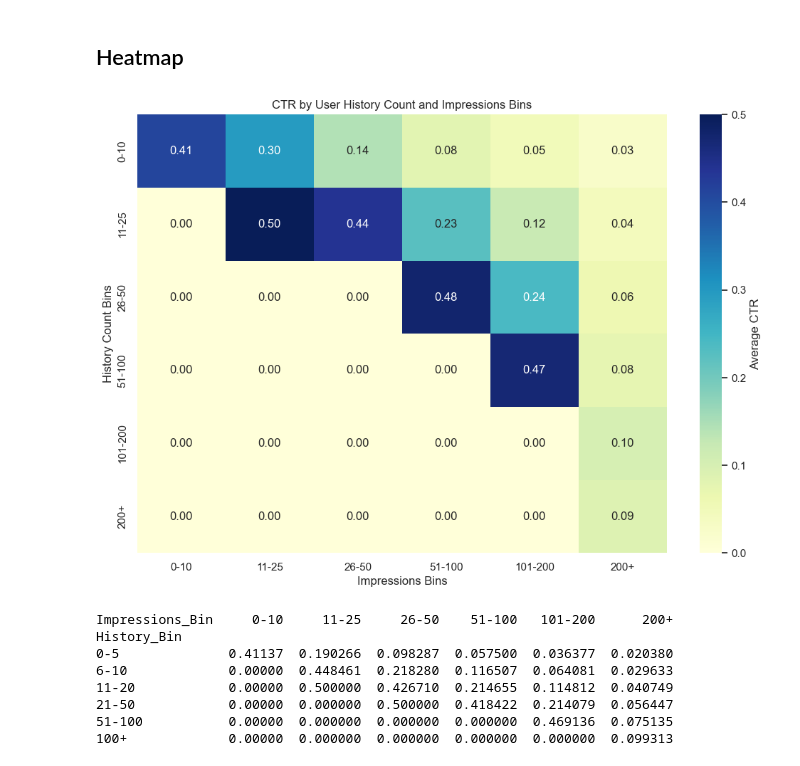
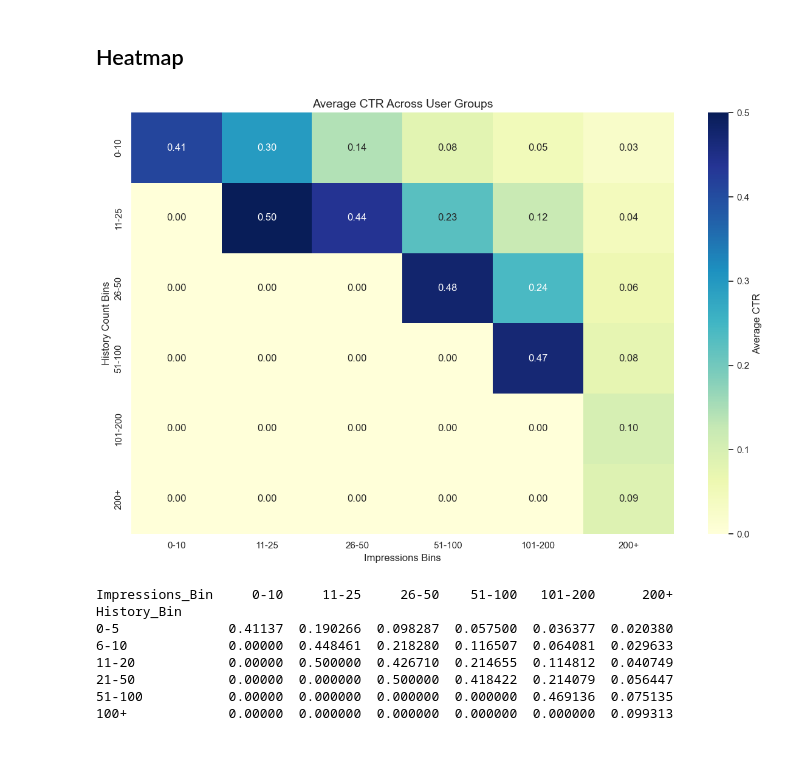
Before and after one commit to shfessuh/ethics-engineers-public, a Jupyter notebook: project-ethics-engineers/willy nilly.ipynb, the cells around one changed output. Cells and saved outputs as stored; diff of their text form; code cells hidden in the pictures.

```diff
--- a/project-ethics-engineers/willy nilly.ipynb
+++ b/project-ethics-engineers/willy nilly.ipynb
@@ -2059,35 +2110,36 @@ Total Impression Counts per User:
 # %%
 import numpy as np
 import seaborn as sns
 import matplotlib.pyplot as plt
 
 # Step 1: Define Bins for History Count and Impressions
 history_bins = [0, 10, 25, 50, 100, 200, user_history_counts['Total_History_Count'].max()]
 history_labels = ['0-10', '11-25', '26-50', '51-100', '101-200', '200+']
 user_history_counts['History_Bin'] = pd.cut(user_history_counts['Total_History_Count'], bins=history_bins, labels=history_labels, include_lowest=True)
 
 impression_bins = [0, 10, 25, 50, 100, 200, user_impressions['Total_Impression_Count'].max()]
 impression_labels = ['0-10', '11-25', '26-50', '51-100', '101-200', '200+']
 user_impressions['Impressions_Bin'] = pd.cut(user_impressions['Total_Impression_Count'], bins=impression_bins, labels=impression_labels, include_lowest=True)
 
 # Step 2: Merge the DataFrames
 user_data = pd.merge(user_history_counts, user_impressions, on='User_ID')
 user_data = pd.merge(user_data, user_ctr, on='User_ID')
 
 # Step 3: Create the Heatmap Data
 heatmap_data = user_data.groupby(['History_Bin', 'Impressions_Bin'])['CTR'].mean().unstack()
-heatmap_data = heatmap_data.fillna(0)  # Fill missing values with 0
+heatmap_data = heatmap_data.fillna(0)
 
 # Step 4: Plot the Heatmap
 plt.figure(figsize=(12, 8))
 sns.heatmap(heatmap_data, annot=True, cmap="YlGnBu", fmt=".2f", cbar_kws={'label': 'Average CTR'})
-plt.title("CTR by User History Count and Impressions Bins")
-plt.xlabel("Impressions Bins")
-plt.ylabel("History Count Bins")
+plt.title("Average CTR Across User Groups", fontsize=14)
+plt.xlabel("Impressions Bins", fontsize=12)
+plt.ylabel("History Count Bins", fontsize=12)
 plt.xticks(rotation=0)
+plt.tight_layout()
 plt.show()
 # %% [output]
-[figure, old version]
+[figure, new version]
 # %%
 print(heatmap_data)
 # %% [output]
```
Also changed, not shown: parts of 4 cells of this notebook.
